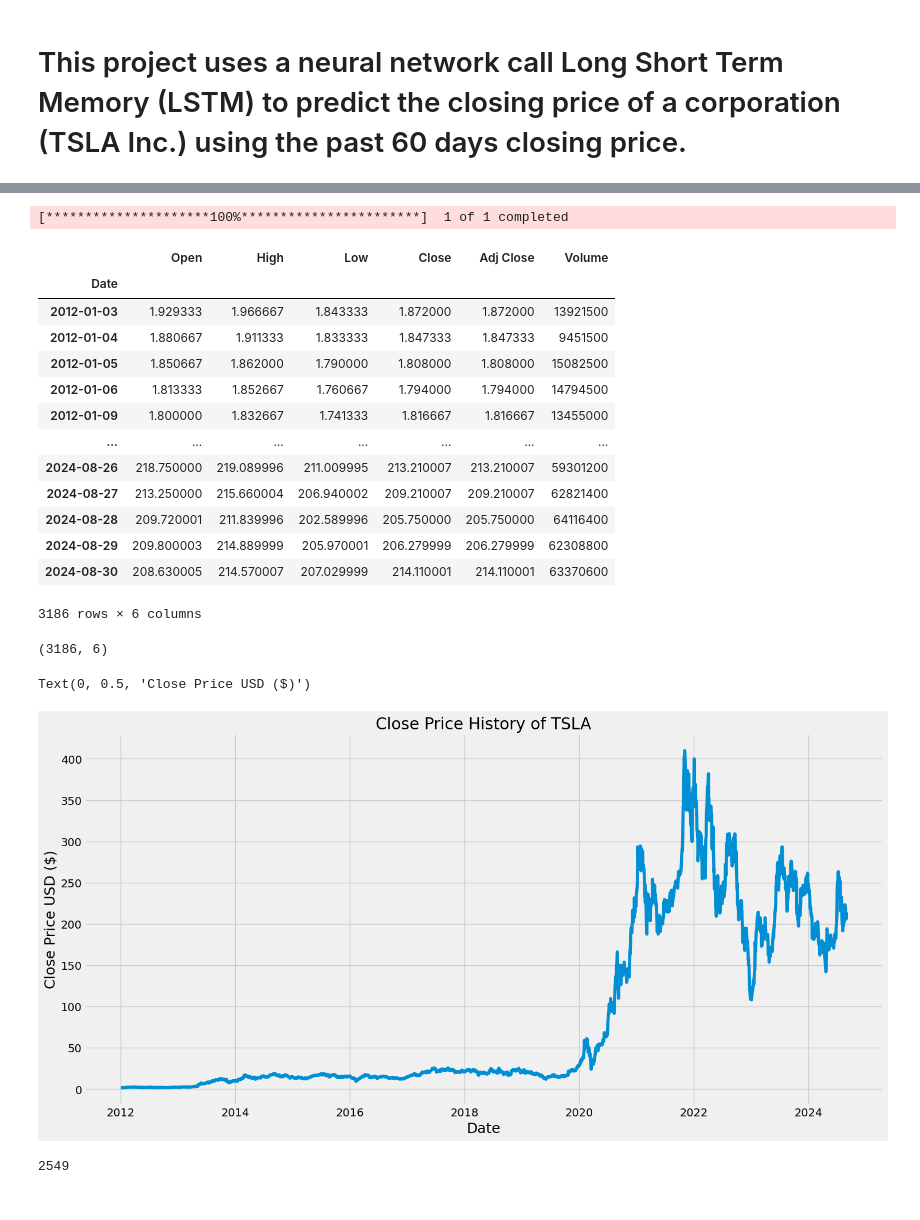
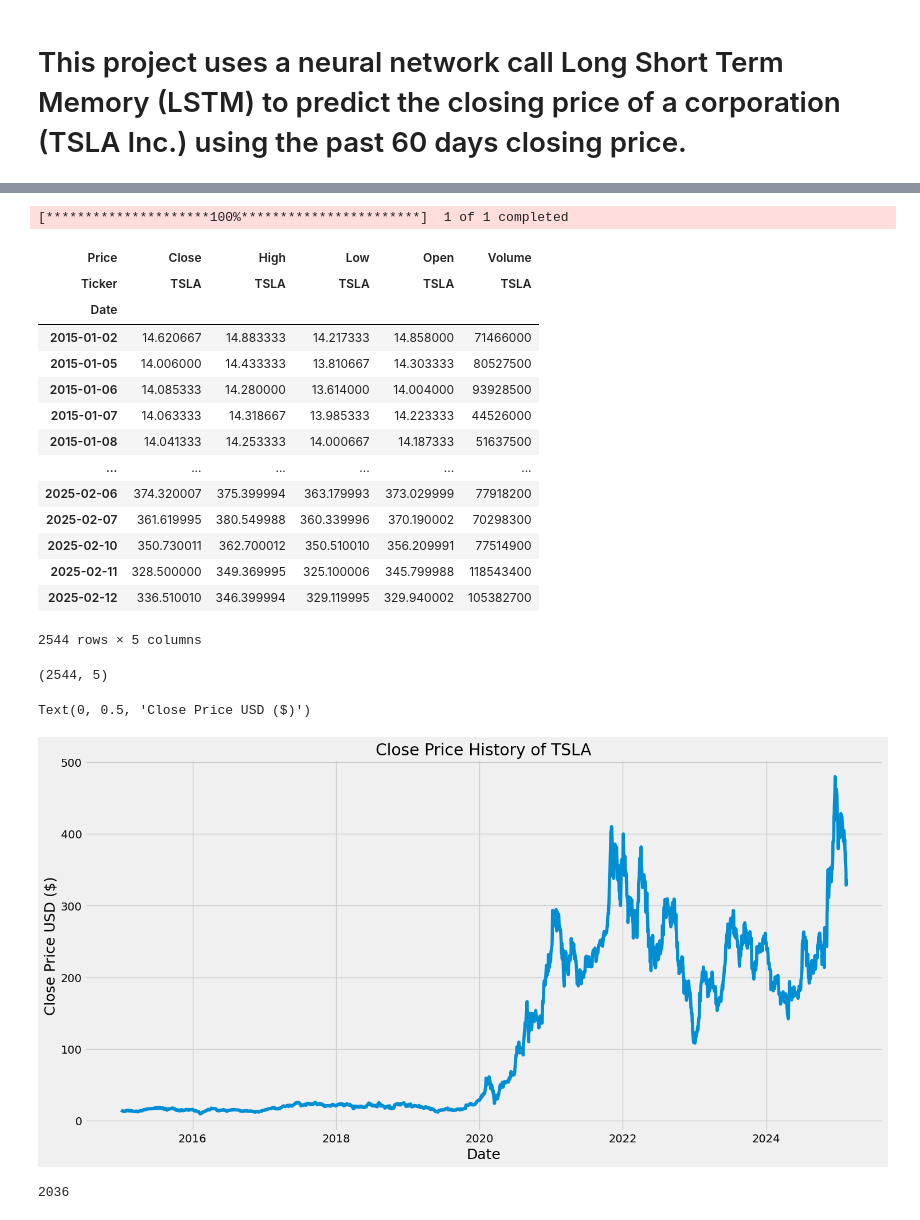
Before and after one commit to shengtzer/Personal-Projects, a Jupyter notebook: Stock_Price_prediction_(TSLA).ipynb, the cells around one changed output, grey strips where cells are left out. Cells and saved outputs as stored; diff of their text form; code cells hidden in the pictures.

```diff
--- a/Stock_Price_prediction_(TSLA).ipynb
+++ b/Stock_Price_prediction_(TSLA).ipynb
@@ -33,26 +35,28 @@ Requirement already satisfied: certifi>=2017.4.17 in /usr/local/lib/python3.10/d
 # %%
-df = yf.download('TSLA', start='2012-01-01', end='2024-09-01')
+df = yf.download('TSLA', start='2015-01-01', end='2025-02-13')
 df
 # %% [output]
 [*********************100%***********************]  1 of 1 completed
-|  | Open | High | Low | Close | Adj Close | Volume |
-| Date |  |  |  |  |  |  |
-| 2012-01-03 | 1.929333 | 1.966667 | 1.843333 | 1.872000 | 1.872000 | 13921500 |
-| 2012-01-04 | 1.880667 | 1.911333 | 1.833333 | 1.847333 | 1.847333 | 9451500 |
-| 2012-01-05 | 1.850667 | 1.862000 | 1.790000 | 1.808000 | 1.808000 | 15082500 |
-| 2012-01-06 | 1.813333 | 1.852667 | 1.760667 | 1.794000 | 1.794000 | 14794500 |
-| 2012-01-09 | 1.800000 | 1.832667 | 1.741333 | 1.816667 | 1.816667 | 13455000 |
-| ... | ... | ... | ... | ... | ... | ... |
-| 2024-08-26 | 218.750000 | 219.089996 | 211.009995 | 213.210007 | 213.210007 | 59301200 |
-| 2024-08-27 | 213.250000 | 215.660004 | 206.940002 | 209.210007 | 209.210007 | 62821400 |
-| 2024-08-28 | 209.720001 | 211.839996 | 202.589996 | 205.750000 | 205.750000 | 64116400 |
-| 2024-08-29 | 209.800003 | 214.889999 | 205.970001 | 206.279999 | 206.279999 | 62308800 |
-| 2024-08-30 | 208.630005 | 214.570007 | 207.029999 | 214.110001 | 214.110001 | 63370600 |
+| Price | Close | High | Low | Open | Volume |
+| Ticker | TSLA | TSLA | TSLA | TSLA | TSLA |
+| Date |  |  |  |  |  |
+| 2015-01-02 | 14.620667 | 14.883333 | 14.217333 | 14.858000 | 71466000 |
+| 2015-01-05 | 14.006000 | 14.433333 | 13.810667 | 14.303333 | 80527500 |
+| 2015-01-06 | 14.085333 | 14.280000 | 13.614000 | 14.004000 | 93928500 |
+| 2015-01-07 | 14.063333 | 14.318667 | 13.985333 | 14.223333 | 44526000 |
+| 2015-01-08 | 14.041333 | 14.253333 | 14.000667 | 14.187333 | 51637500 |
+| ... | ... | ... | ... | ... | ... |
+| 2025-02-06 | 374.320007 | 375.399994 | 363.179993 | 373.029999 | 77918200 |
+| 2025-02-07 | 361.619995 | 380.549988 | 360.339996 | 370.190002 | 70298300 |
+| 2025-02-10 | 350.730011 | 362.700012 | 350.510010 | 356.209991 | 77514900 |
+| 2025-02-11 | 328.500000 | 349.369995 | 325.100006 | 345.799988 | 118543400 |
+| 2025-02-12 | 336.510010 | 346.399994 | 329.119995 | 329.940002 | 105382700 |
-3186 rows × 6 columns
+2544 rows × 5 columns
-# %%
-df.shape
-# %% [output]
-(3186, 6)
+# %%
+#Analysis how many rows and columns
+df.shape
+# %% [output]
+(2544, 5)
 # %%
 #Visualize the closing price history
 plt.figure(figsize=(16,8))
@@ -62,17 +66,17 @@ plt.xlabel('Date', fontsize=18)
 plt.ylabel('Close Price USD ($)', fontsize=18)
 # %% [output]
 Text(0, 0.5, 'Close Price USD ($)')
-[figure, old version]
+[figure, new version]
 # %%
 #Create a new dataframe with only the "Close" column
-data = df.filter(['Close'])
+data = df[['Close']]
 #Convert the dataframe to a numpy array
 dataset = data.values
 #Get the number of rows to train the model on
 training_data_len = math.ceil( len(dataset) *.8)
 training_data_len
 # %% [output]
-2549
+2036
 # %%
 #Scale the data
 scaler = MinMaxScaler(feature_range=(0,1))
```
Also changed, not shown: parts of 15 cells of this notebook.
